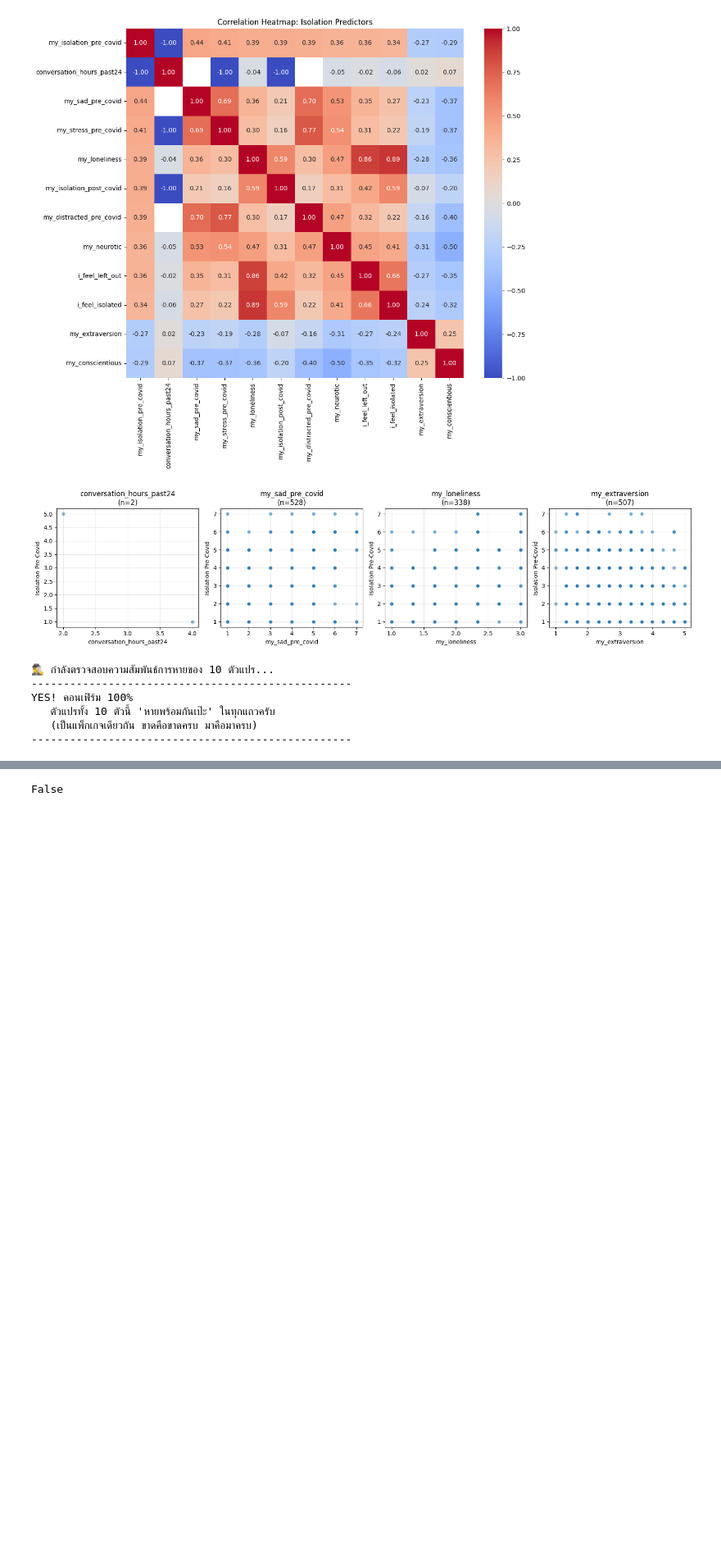
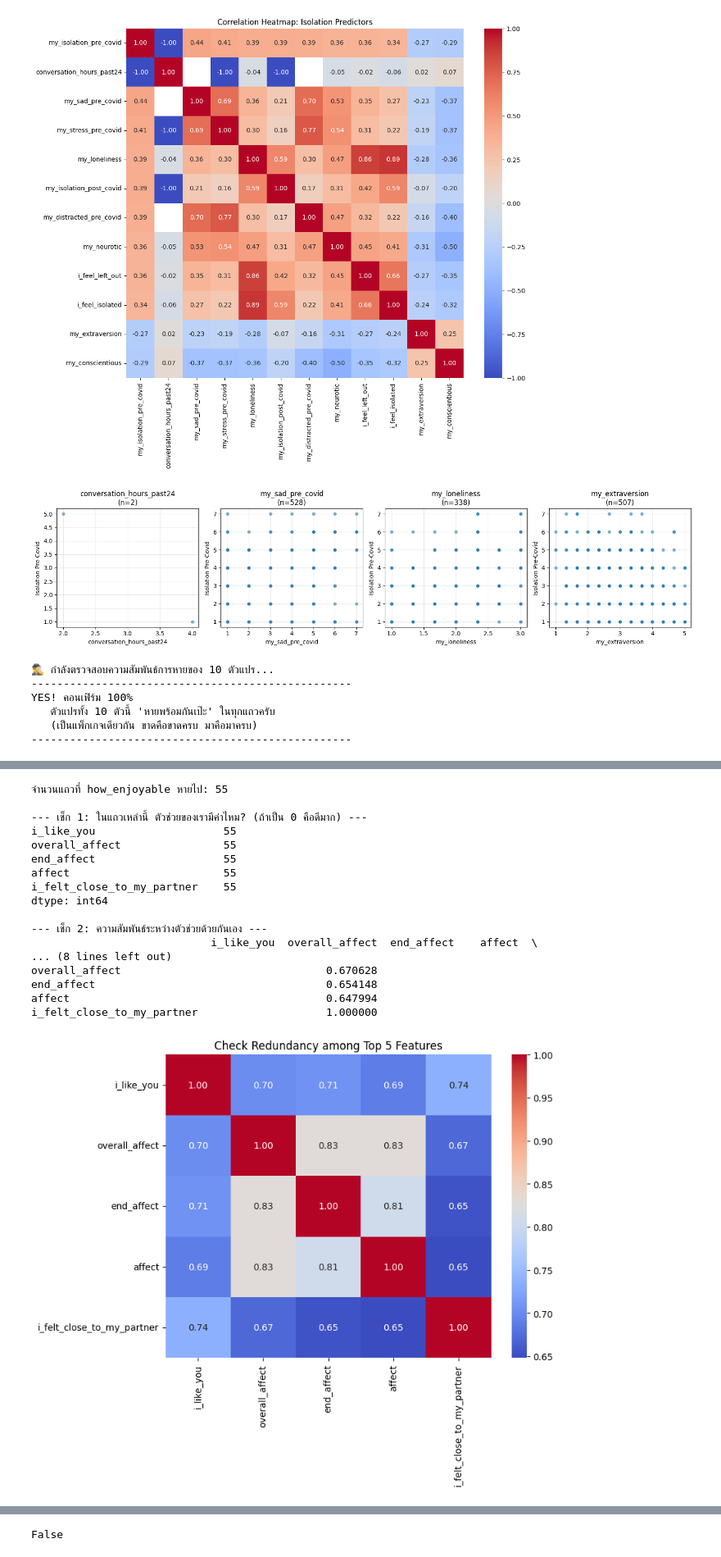
Before and after one commit to kup-kup/candor-corpus-visualization, a Jupyter notebook: main.ipynb, the cells around one changed output, grey strips where cells are left out. Shown at 82% size. Saved outputs shown, nothing was run; the diff lists cells and outputs as text; code cells hidden in the pictures; blank space fills up the shorter version.

```diff
--- a/main.ipynb
+++ b/main.ipynb
@@ -397,0 +544,43 @@ list_of_eda = ['user_id',
+# %%
+# รายชื่อ 5 Features ที่คุณสนใจ
+features = ['i_like_you', 'overall_affect', 'end_affect', 'affect', 'i_felt_close_to_my_partner']
+
+# 1. ดึงเฉพาะแถวที่ how_enjoyable หายไปมาดู
+missing_rows = df[df['how_enjoyable'].isnull()]
+
+print(f"จำนวนแถวที่ how_enjoyable หายไป: {len(missing_rows)}")
+print("\n--- เช็ก 1: ในแถวเหล่านี้ ตัวช่วยของเรามีค่าไหม? (ถ้าเป็น 0 คือดีมาก) ---")
+print(missing_rows[features].isnull().sum())
+
+# 2. เช็กความซ้ำซ้อนระหว่าง 5 ตัวนี้เอง
+print("\n--- เช็ก 2: ความสัมพันธ์ระหว่างตัวช่วยด้วยกันเอง ---")
+corr_matrix = df[features].corr()
+print(corr_matrix)
+
+# พล็อตกราฟดูง่ายๆ
+import seaborn as sns
+import matplotlib.pyplot as plt
+
+plt.figure(figsize=(8, 6))
+sns.heatmap(corr_matrix, annot=True, cmap='coolwarm', fmt=".2f")
+plt.title("Check Redundancy among Top 5 Features")
+plt.show()
+# %% [output]
+จำนวนแถวที่ how_enjoyable หายไป: 55
+
+--- เช็ก 1: ในแถวเหล่านี้ ตัวช่วยของเรามีค่าไหม? (ถ้าเป็น 0 คือดีมาก) ---
+i_like_you                    55
+overall_affect                55
+end_affect                    55
+affect                        55
+i_felt_close_to_my_partner    55
+dtype: int64
+
+--- เช็ก 2: ความสัมพันธ์ระหว่างตัวช่วยด้วยกันเอง ---
+                            i_like_you  overall_affect  end_affect    affect  \
+... (8 lines left out)
+overall_affect                                0.670628
+end_affect                                    0.654148
+affect                                        0.647994
+i_felt_close_to_my_partner                    1.000000
+[figure, added]
```
Also changed, not shown: parts of 34 cells of this notebook, 3 other files.
